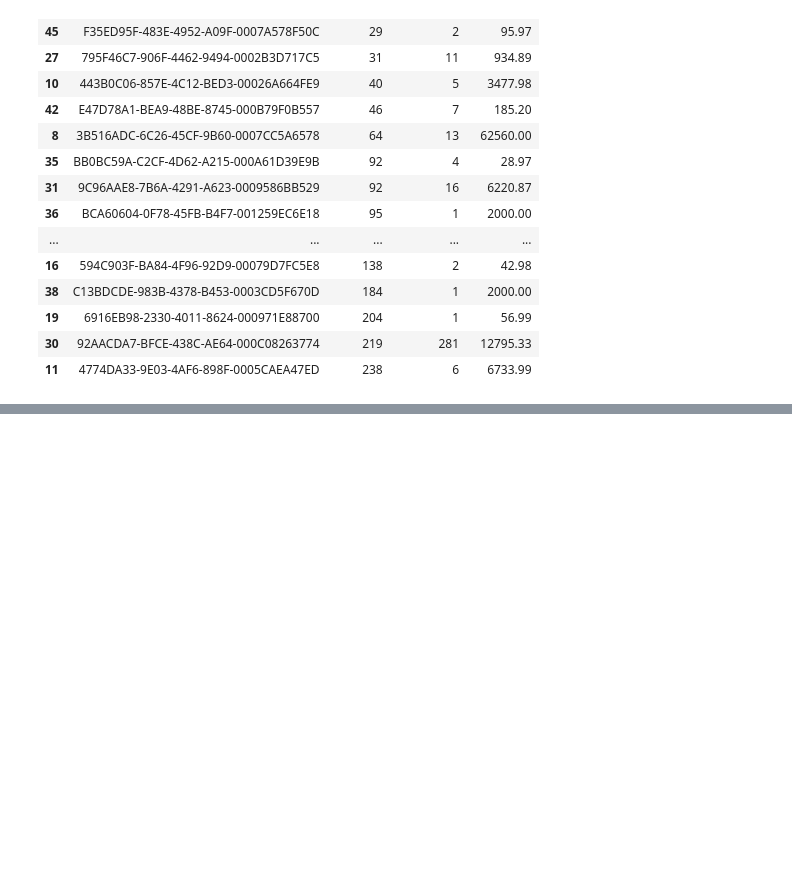
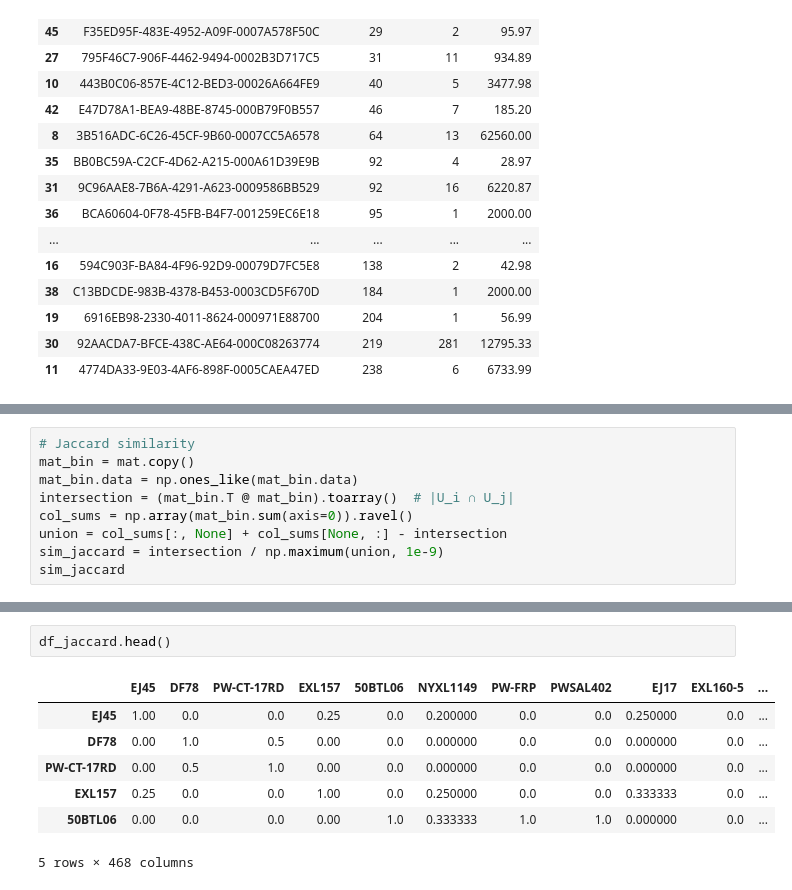
Before and after one commit to SnowflakeTech/Recommendation-System-for-Ecormmerce, a Jupyter notebook: notebook/main.ipynb, the cells around one changed output, grey strips where cells are left out. Drawn from its saved outputs; the diff is of its cells as text; blank space fills up the shorter version.

```diff
--- a/notebook/main.ipynb
+++ b/notebook/main.ipynb
@@ -400,0 +468,9 @@ preview.head(10)
+# %%
+# Jaccard similarity
+mat_bin = mat.copy()
+mat_bin.data = np.ones_like(mat_bin.data)
+intersection = (mat_bin.T @ mat_bin).toarray()  # |U_i ∩ U_j|
+col_sums = np.array(mat_bin.sum(axis=0)).ravel()
+union = col_sums[:, None] + col_sums[None, :] - intersection
+sim_jaccard = intersection / np.maximum(union, 1e-9)
+sim_jaccard
@@ -400,0 +524,10 @@ preview.head(10)
+# %%
+df_jaccard.head()
+# %% [output]
+|  | EJ45 | DF78 | PW-CT-17RD | EXL157 | 50BTL06 | NYXL1149 | PW-FRP | PWSAL402 | EJ17 | EXL160-5 | ... |
+| EJ45 | 1.00 | 0.0 | 0.0 | 0.25 | 0.0 | 0.200000 | 0.0 | 0.0 | 0.250000 | 0.0 | ... |
+| DF78 | 0.00 | 1.0 | 0.5 | 0.00 | 0.0 | 0.000000 | 0.0 | 0.0 | 0.000000 | 0.0 | ... |
+| PW-CT-17RD | 0.00 | 0.5 | 1.0 | 0.00 | 0.0 | 0.000000 | 0.0 | 0.0 | 0.000000 | 0.0 | ... |
+| EXL157 | 0.25 | 0.0 | 0.0 | 1.00 | 0.0 | 0.250000 | 0.0 | 0.0 | 0.333333 | 0.0 | ... |
+| 50BTL06 | 0.00 | 0.0 | 0.0 | 0.00 | 1.0 | 0.333333 | 1.0 | 1.0 | 0.000000 | 0.0 | ... |
+5 rows × 468 columns
```
Also changed, not shown: parts of 33 cells of this notebook, 2 other files.
